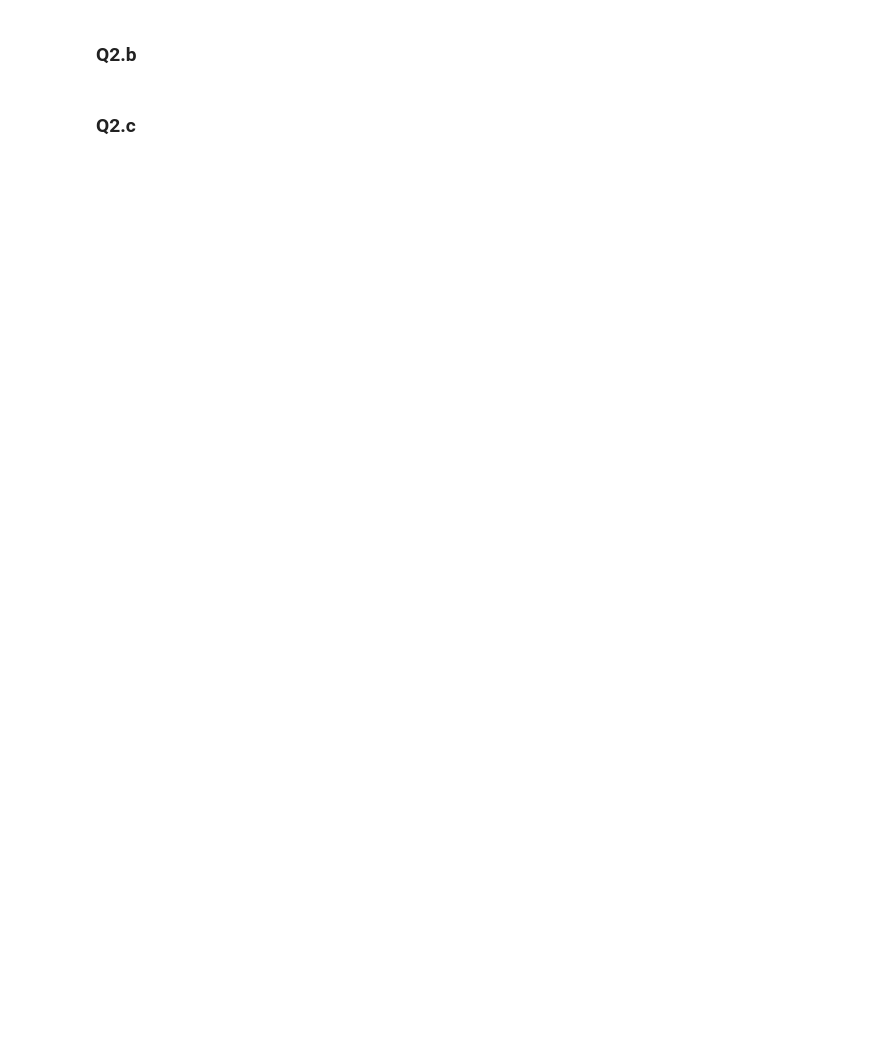
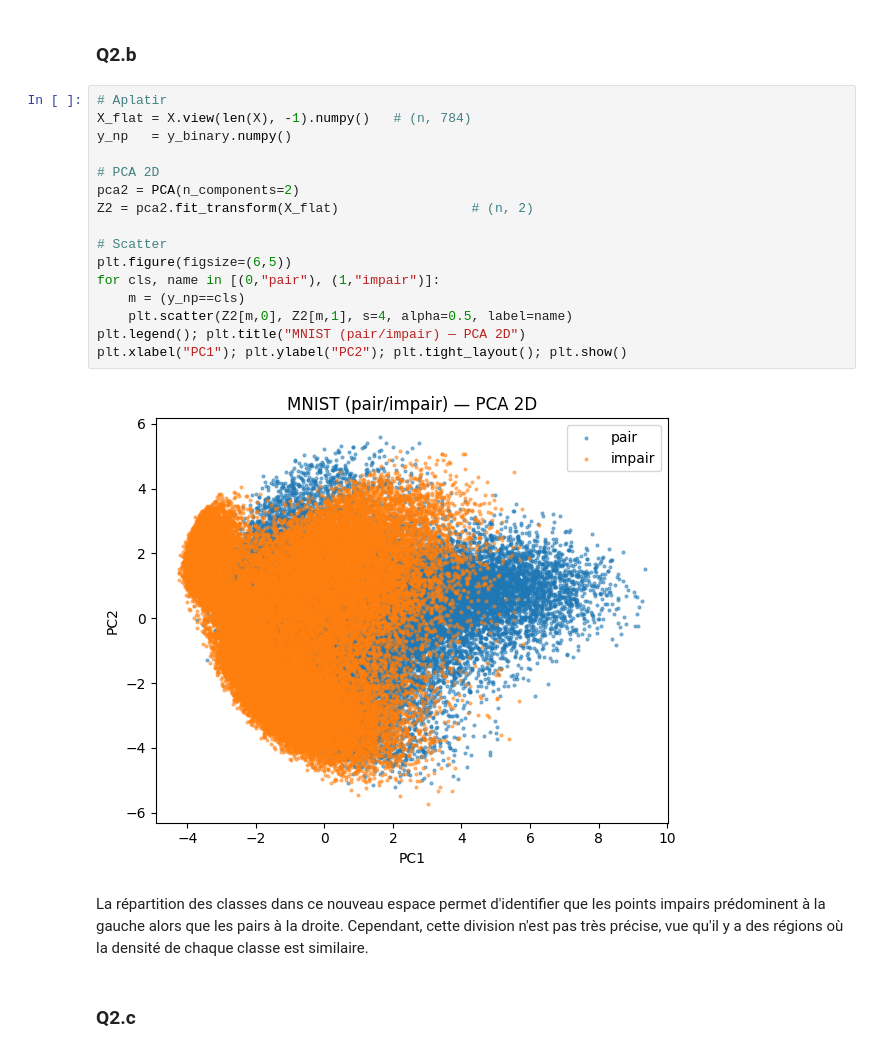
Before and after one commit to henriquefae/X-Statistics, a Jupyter notebook: 2A_P1-EN/EN_3.ipynb, the cells around one changed output. Saved outputs shown, nothing was run; the diff lists cells and outputs as text; blank space fills up the shorter version.

```diff
--- a/2A_P1-EN/EN_3.ipynb
+++ b/2A_P1-EN/EN_3.ipynb
@@ -233,4 +235,24 @@ y_binary = (y % 2 != 0).long()  # 0=even, 1=odd
 # %% [markdown]
 ### Q2.b
+# %%
+# Aplatir
+X_flat = X.view(len(X), -1).numpy()   # (n, 784)
+y_np   = y_binary.numpy()
+
+# PCA 2D
+pca2 = PCA(n_components=2)
+Z2 = pca2.fit_transform(X_flat)                 # (n, 2)
+
+# Scatter
+plt.figure(figsize=(6,5))
+for cls, name in [(0,"pair"), (1,"impair")]:
+    m = (y_np==cls)
+    plt.scatter(Z2[m,0], Z2[m,1], s=4, alpha=0.5, label=name)
+plt.legend(); plt.title("MNIST (pair/impair) — PCA 2D")
+plt.xlabel("PC1"); plt.ylabel("PC2"); plt.tight_layout(); plt.show()
+# %% [output]
+[figure, added]
+# %% [markdown]
+La répartition des classes dans ce nouveau espace permet d'identifier que les points impairs prédominent à la gauche alors que les pairs à la droite. Cependant, cette division n'est pas très précise, vue qu'il y a des régions où la densité de chaque classe est similaire.
 # %% [markdown]
 ### Q2.c
```
Also changed, not shown: parts of 14 cells of this notebook, 8 other files.
